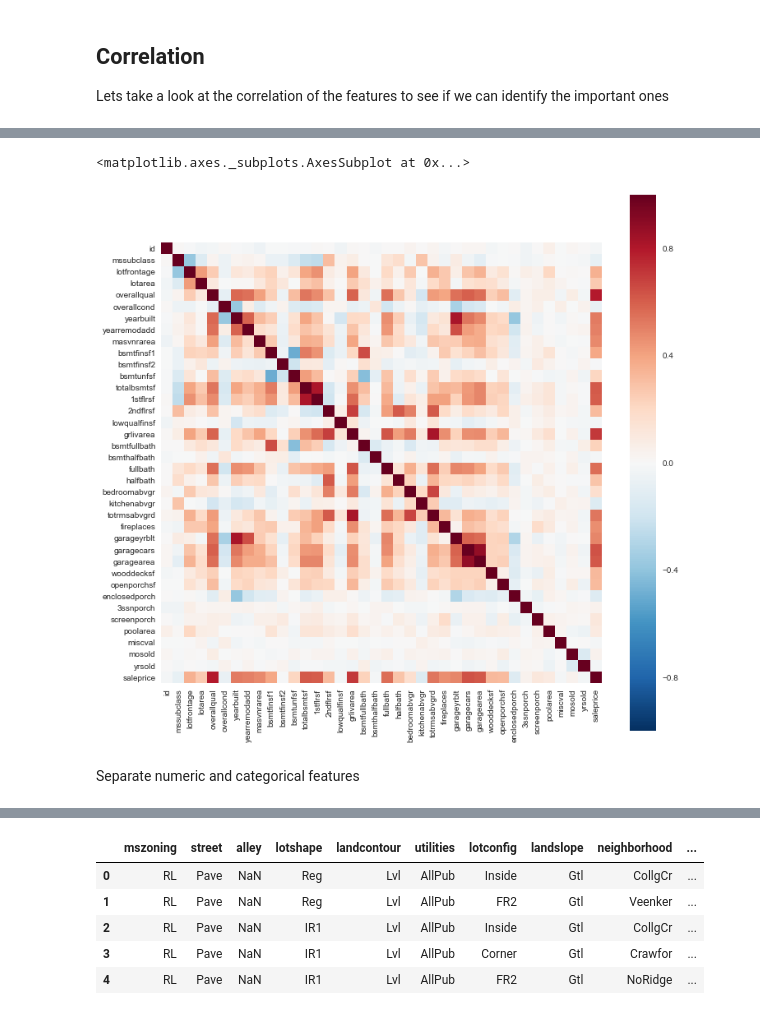
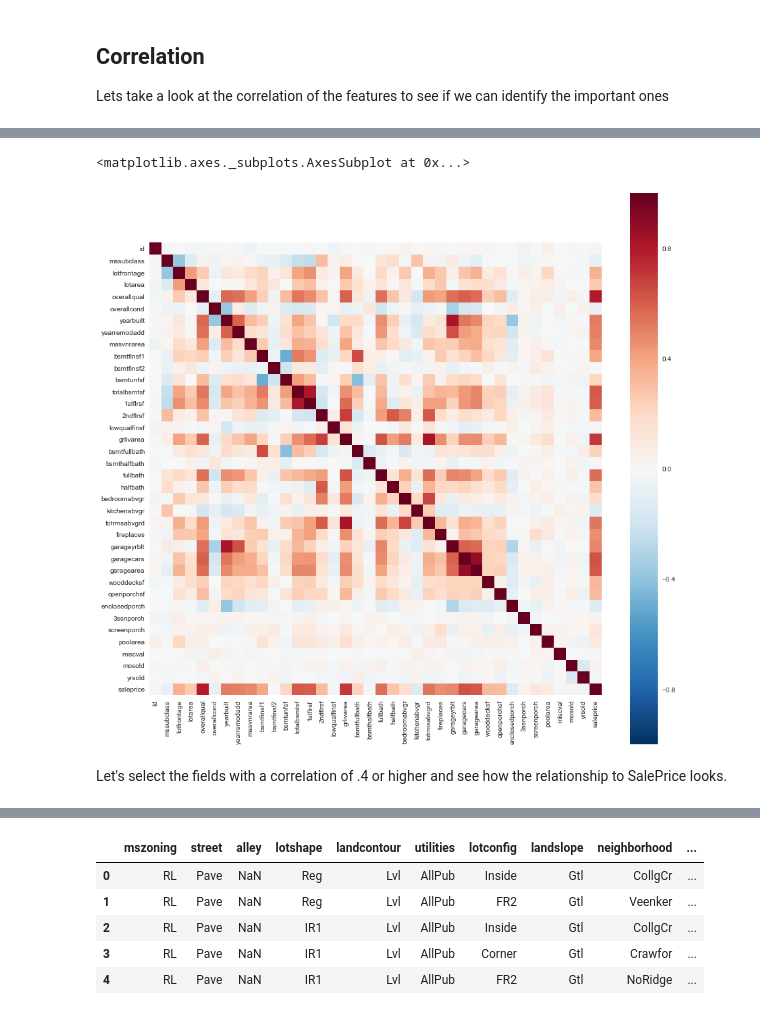
Before and after one commit to xvila/Ame-High, a Jupyter notebook: notebooks/Housing Prices.ipynb, the cells around one changed output, grey strips where cells are left out. Drawn from its saved outputs; the diff is of its cells as text; code cells hidden in the pictures.

Commit message:
feature selection and scaling

```diff
--- a/notebooks/Housing Prices.ipynb
+++ b/notebooks/Housing Prices.ipynb
@@ -84,8 +96,8 @@ kitchenabvgr    -0.135907
 Name: saleprice, dtype: float64
 # %%
 housing_corr = housing_data_train.corr()
-fig, ax = plt.subplots(figsize=(12, 12))
+fig, ax = plt.subplots(figsize=(15, 15))
 sns.heatmap(housing_corr, square=True)
 # %% [output]
 <matplotlib.axes._subplots.AxesSubplot at 0x...>
-[figure, old version]
+[figure, new version]
@@ -94,2 +104,2 @@ sns.heatmap(housing_corr, square=True)
-# %% [markdown]
-Separate numeric and categorical features
+# %% [markdown]
+Let's select the fields with a correlation of .4 or higher and see how the relationship to SalePrice looks.
```
Also changed, not shown: parts of 59 cells of this notebook.
